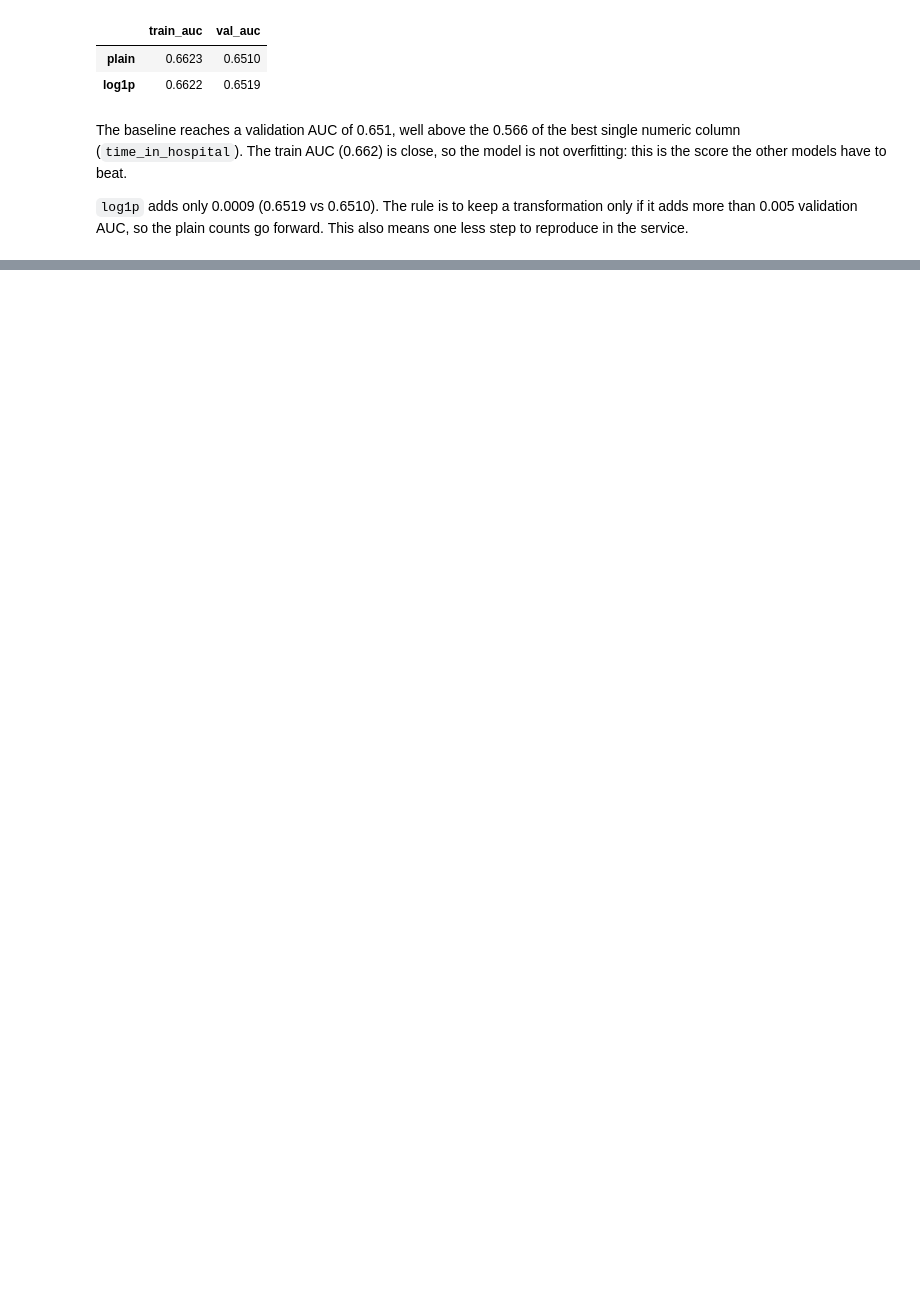
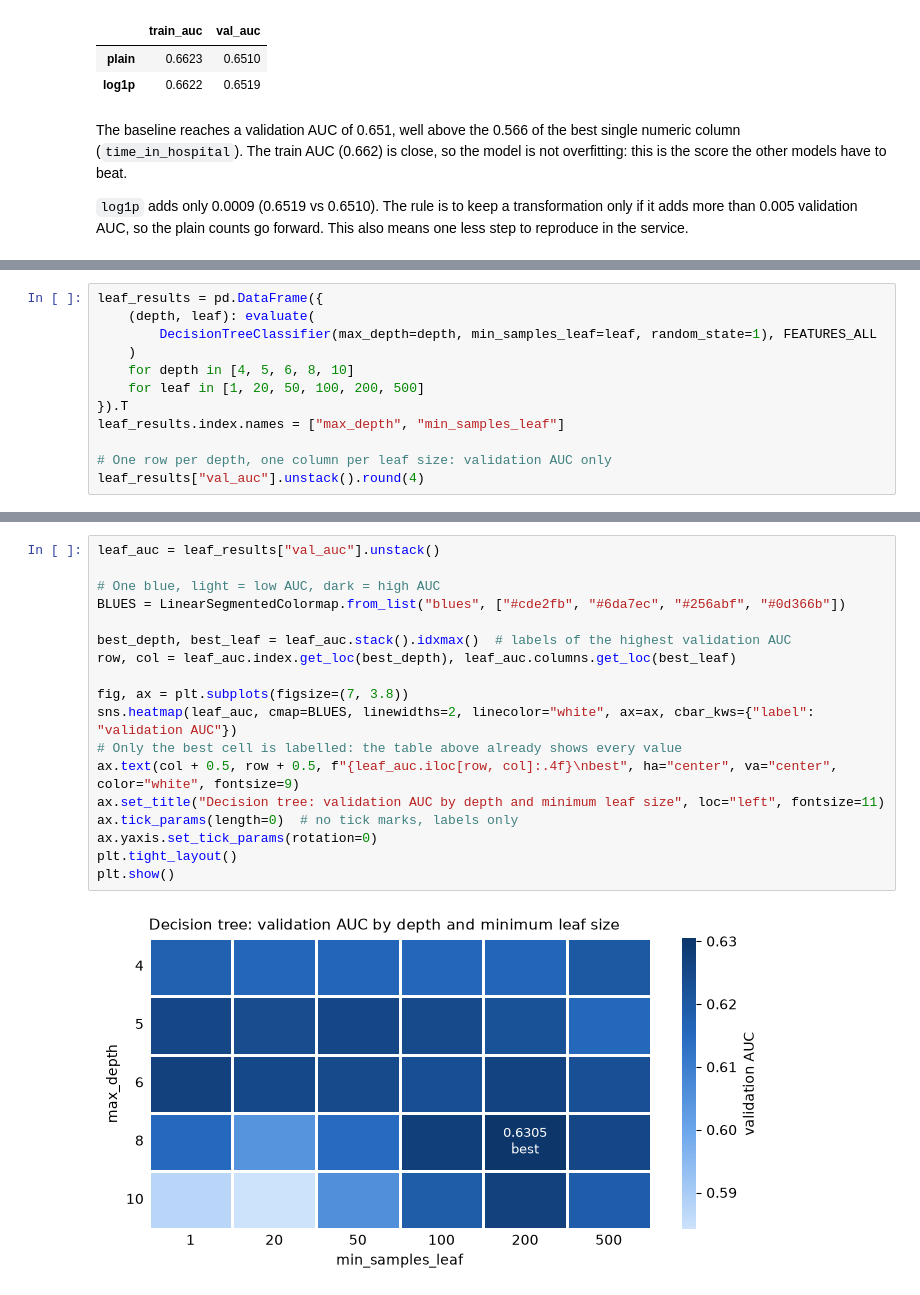
Before and after one commit to gigifumagalli/diabetes-readmission, a Jupyter notebook: notebooks/02_modelling.ipynb, the cells around one changed output, grey strips where cells are left out. Cells and saved outputs as stored; diff of their text form; blank space fills up the shorter version.

Commit message:
Logistic regression C sweep (C stays 1.0); decision tree depth and leaf-size tuning with heatmap
Co-Authored-By: Claude Opus 5.5 <noreply@anthropic.com>

```diff
--- a/notebooks/02_modelling.ipynb
+++ b/notebooks/02_modelling.ipynb
@@ -257,0 +343,12 @@ AUC, so the plain counts go forward. This also means one less step to reproduce
+# %%
+leaf_results = pd.DataFrame({
+    (depth, leaf): evaluate(
+        DecisionTreeClassifier(max_depth=depth, min_samples_leaf=leaf, random_state=1), FEATURES_ALL
+    )
+    for depth in [4, 5, 6, 8, 10]
+    for leaf in [1, 20, 50, 100, 200, 500]
+}).T
+leaf_results.index.names = ["max_depth", "min_samples_leaf"]
+
+# One row per depth, one column per leaf size: validation AUC only
+leaf_results["val_auc"].unstack().round(4)
@@ -257,0 +363,20 @@ AUC, so the plain counts go forward. This also means one less step to reproduce
+# %%
+leaf_auc = leaf_results["val_auc"].unstack()
+
+# One blue, light = low AUC, dark = high AUC
+BLUES = LinearSegmentedColormap.from_list("blues", ["#cde2fb", "#6da7ec", "#256abf", "#0d366b"])
+
+best_depth, best_leaf = leaf_auc.stack().idxmax()  # labels of the highest validation AUC
+row, col = leaf_auc.index.get_loc(best_depth), leaf_auc.columns.get_loc(best_leaf)
+
+fig, ax = plt.subplots(figsize=(7, 3.8))
+sns.heatmap(leaf_auc, cmap=BLUES, linewidths=2, linecolor="white", ax=ax, cbar_kws={"label": "validation AUC"})
+# Only the best cell is labelled: the table above already shows every value
+ax.text(col + 0.5, row + 0.5, f"{leaf_auc.iloc[row, col]:.4f}\nbest", ha="center", va="center", color="white", fontsize=9)
+ax.set_title("Decision tree: validation AUC by depth and minimum leaf size", loc="left", fontsize=11)
+ax.tick_params(length=0)  # no tick marks, labels only
+ax.yaxis.set_tick_params(rotation=0)
+plt.tight_layout()
+plt.show()
+# %% [output]
+[figure, added]
```
Also changed, not shown: parts of 12 cells of this notebook.
